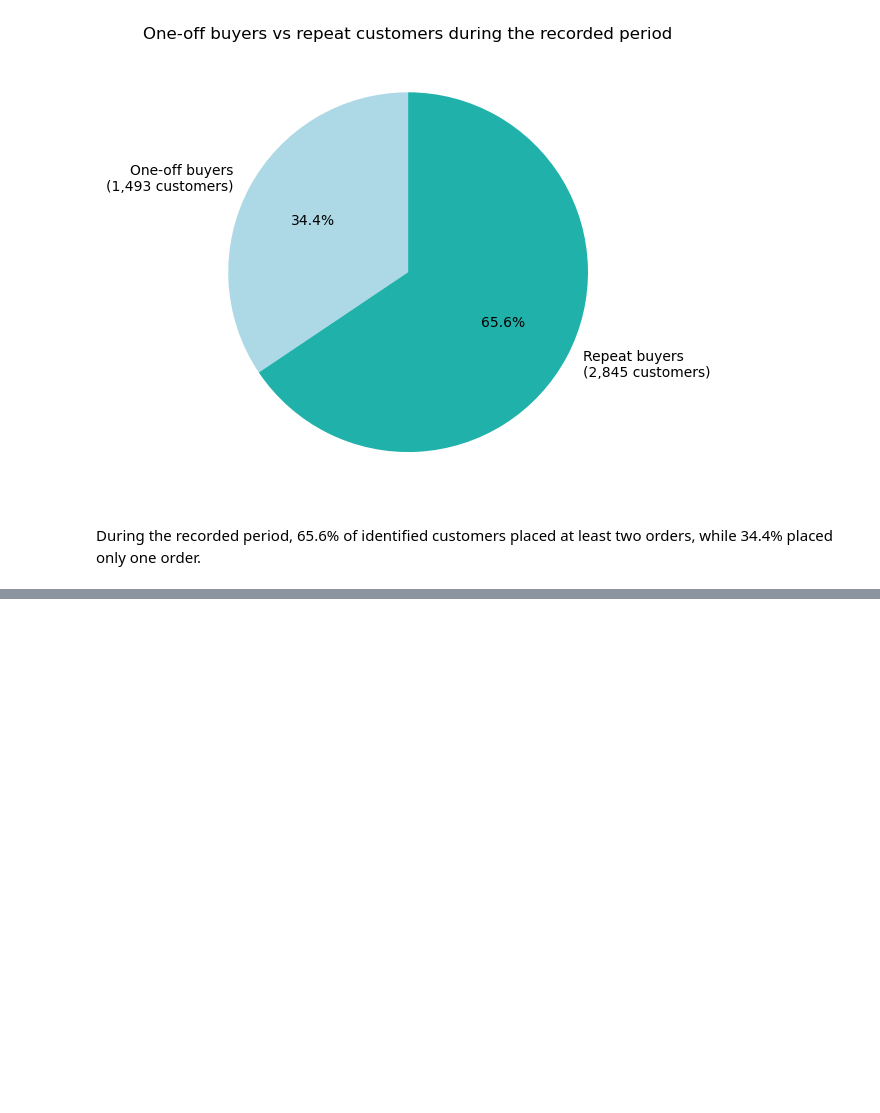
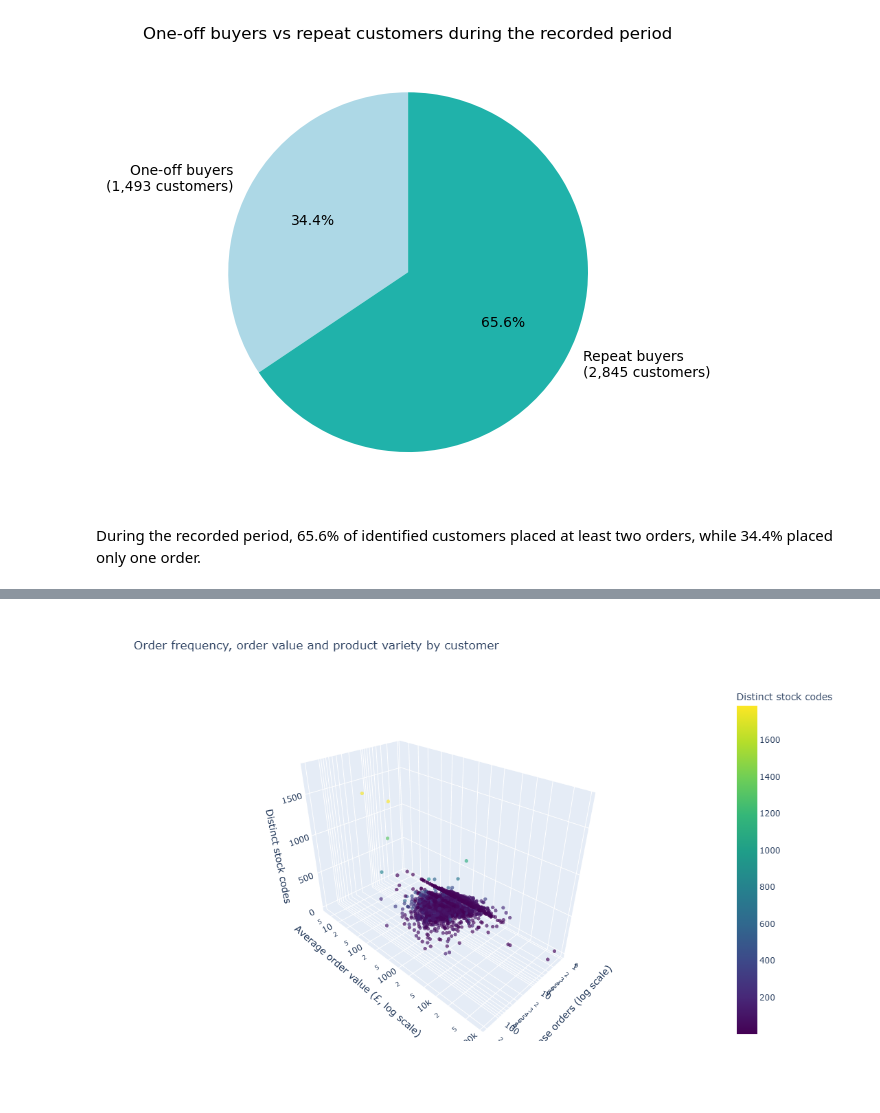
Before and after one commit to SelimBoujnah/CA-2-Data-visualisation-and-communication, a Jupyter notebook: CA CODE .ipynb, the cells around one changed output, grey strips where cells are left out. Cells and saved outputs as stored; diff of their text form; code cells hidden in the pictures; blank space fills up the shorter version.

Commit message:
interactive 3D scatter plot of customer purchasing patterns

```diff
--- a/CA CODE .ipynb
+++ b/CA CODE .ipynb
@@ -652,0 +657,11 @@ During the recorded period, 65.6% of identified customers placed at least two or
+# %%
+# Count distinct stock codes per customer, excluding postage
+product_lines = sales_df[~sales_df["StockCode"].isin(["DOT", "POST"])]
+product_counts = product_lines.groupby("CustomerID")["StockCode"].nunique()
+
+# Customers with only postage lines have zero qualifying stock codes
+customer_summary["DistinctProducts"] = (
+    product_counts.reindex(customer_summary.index, fill_value=0)
+)
+
+customer_summary[["Orders", "AverageOrderValue", "DistinctProducts"]].head().round(2)
@@ -652,0 +676,46 @@ During the recorded period, 65.6% of identified customers placed at least two or
+# %%
+import plotly.express as px
+
+# Make the customer ID available as a hover label
+customer_3d = customer_summary.reset_index()
+customer_3d["CustomerID"] = customer_3d["CustomerID"].astype(int).astype(str)
+
+# Create the interactive 3D scatter plot
+fig = px.scatter_3d(
+    customer_3d,
+    x="Orders",
+    y="AverageOrderValue",
+    z="DistinctProducts",
+    color="DistinctProducts",
+    hover_name="CustomerID",
+    hover_data={"AverageOrderValue": ":,.2f", "PurchaseValue": ":,.2f"},
+    log_x=True,
+    log_y=True,
+    opacity=0.65,
+    color_continuous_scale="Viridis",
+    labels={
+        "Orders": "Purchase orders",
+        "AverageOrderValue": "Average order value (£)",
+        "DistinctProducts": "Distinct stock codes",
+        "PurchaseValue": "Total purchase value (£)"
+    },
+    title="Order frequency, order value and product variety by customer"
+)
+
+# Use small markers so overlapping customers are easier to see
+fig.update_traces(marker=dict(size=3))
+
+# Set the axis labels and starting view
+fig.update_layout(
+    scene=dict(
+        xaxis_title="Purchase orders (log scale)",
+        yaxis_title="Average order value (£, log scale)",
+        zaxis_title="Distinct stock codes"
+    ),
+    scene_camera=dict(eye=dict(x=1.5, y=1.5, z=1.2)),
+    height=700
+)
+
+fig.show()
+# %% [output]
+[figure, added]
```
Also changed, not shown: parts of 3 cells of this notebook.
